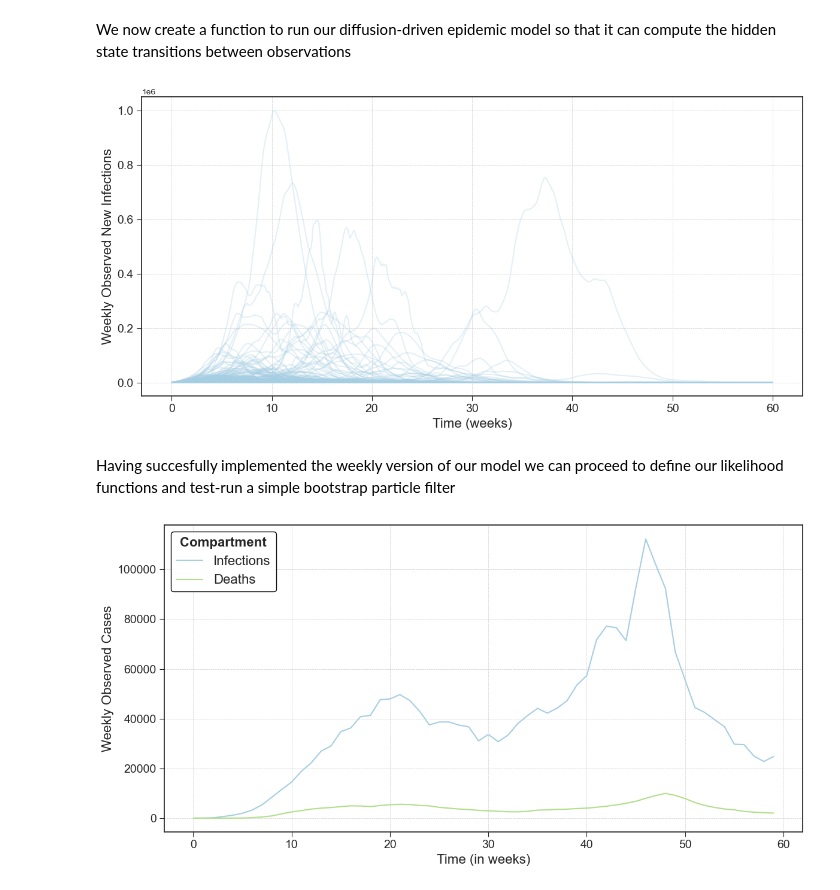
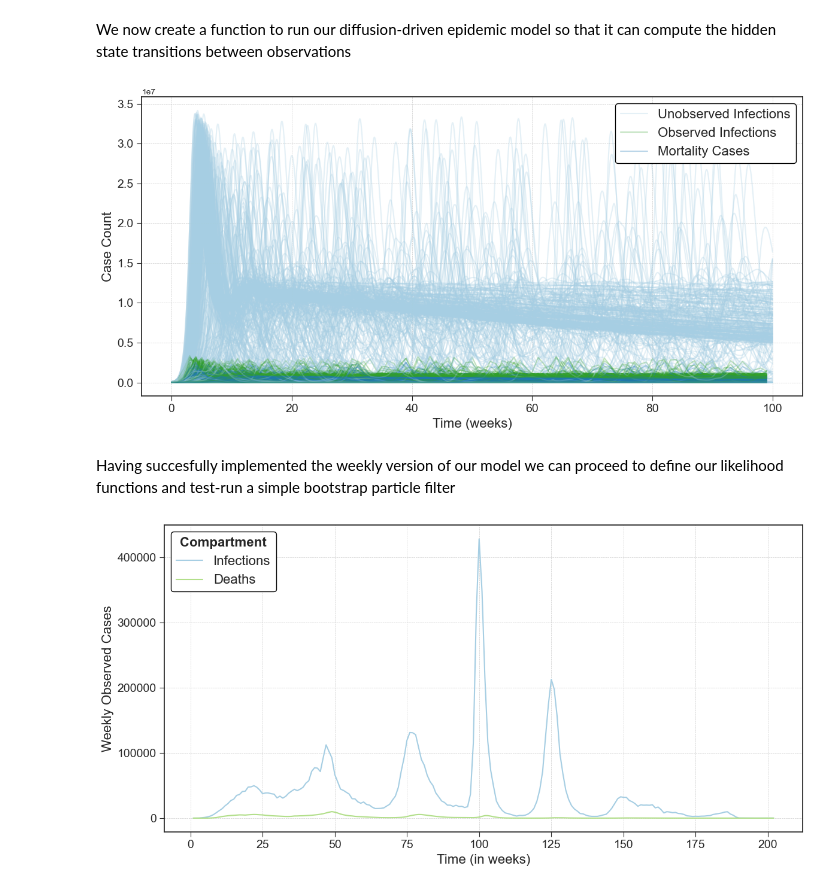
Before and after one commit to rosastreg/Undergrad_AM_Thesis, a Jupyter notebook: Notebooks/Model.ipynb, the cells around one changed output. Drawn from its saved outputs; the diff is of its cells as text; code cells hidden in the pictures.

Commit message:
updated particle filter completed

```diff
--- a/Notebooks/Model.ipynb
+++ b/Notebooks/Model.ipynb
@@ -123,7 +123,7 @@ We now create a function to run our diffusion-driven epidemic model so that it c
 # %%
 def BM_SEUORDS(X_in, params, num_particles, m):
     h = 1 / (m + 1)
-    num_steps = 7*(m+1) + 1 #Simulate m events per week and the first event of the following week
+    num_steps = 7*(m+1) + 1 #Simulate m events per week + the initial value condition
 
     # Initialize arrays to store results
     X = np.zeros([X_in.shape[0], num_particles, num_steps])
@@ -135,24 +135,24 @@ def BM_SEUORDS(X_in, params, num_particles, m):
     # Set initial conditions
     alpha, rho, nu, gamma, sigma_b, sigma_m, _, _ = params
     X[:, :, 0] = X_in
-    Z1[:, 0] = np.log(X_in[6, :] + 1e-10)
-    Z2[:, 0] = np.log(X_in[7, :] + 1e-10)
+    Z1[:, 0] = np.log(X_in[6, :] / (1 - X_in[6, :]))  # Logit for beta(0) np.log(X_in[6, :]) #
+    Z2[:, 0] = np.log(X_in[7, :] / (1 - X_in[7, :]))  # Logit for mu(0) np.log(X_in[7, :]) #
     new_observed = np.zeros(num_particles)
     new_deaths = np.zeros(num_particles)
 
     # Simulate the SIR model with stochastic beta using Euler-Maruyama method
     for t in range(1, num_steps):
         # Sample Brownian increment
-        dB1 = stats.norm(0, np.sqrt(h)).rvs(num_particles)
-        dB2 = stats.norm(0, np.sqrt(h)).rvs(num_particles)
+        dB1 = stats.norm(0, 1).rvs(num_particles)
+        dB2 = stats.norm(0, 1).rvs(num_particles)
 
         # Update Z using Euler-Maruyama method
-        Z1[:, t] = Z1[:, t - 1] + sigma_b * dB1
-        Z2[:, t] = Z2[:, t - 1] + sigma_m * dB2
+        Z1[:, t] = Z1[:, t - 1] + sigma_b * dB1 * np.sqrt(h)
+        Z2[:, t] = Z2[:, t - 1] + sigma_m * dB2 * np.sqrt(h)
 
         # Update time-varying parameter values
-        X[6, :, t] = 1 / (1 + np.exp(-Z1[:, t]))  # Update beta(t)    # np.exp(Z1[:,t])
-        X[7, :, t] = 1 / (1 + np.exp(-Z2[:, t]))  # Update mu(t)      # np.exp(Z2[:,t])
+        X[6, :, t] = 1 / (1 + np.exp(-Z1[:, t]))  # Bounded between 0 and 1 # np.exp(Z1[:,t]) #
+        X[7, :, t] = 1 / (1 + np.exp(-Z2[:, t]))  # Bounded between 0 and 1 # np.exp(Z1[:,t]) #
 
         # Update SEUORDS model
         X[0, :, t] = X[0, :, t - 1] + (-X[6, :, t] * (X[2, :, t - 1] + X[3, :, t - 1]) * X[0, :, t - 1] / N + alpha * X[4, :, t - 1]) * h     # S-Susceptibles
@@ -167,7 +167,7 @@ def BM_SEUORDS(X_in, params, num_particles, m):
 
     return X, new_observed, new_deaths
 # %%
-T = 60
+T = 100
 m = 2
 num_particles = 500
 num_steps_per_week = 7 * (m + 1)
@@ -175,43 +175,60 @@ total_steps = T * num_steps_per_week
 
 # Set initial conditions
 params = set_param_priors()
 initial_states = set_IVC(N, params[1], params[2], num_particles)
 states = np.zeros([initial_states.shape[0], num_particles, total_steps + 1])  # Extra step to use last point from past week as initial value condition
 states[:, :, 0] = initial_states
-aggregates = np.zeros([2, num_particles, total_steps])
+aggregates = np.zeros([2, num_particles, T])
 start_idx = 0
 
 # Run the model with weekly aggregation
 for t in range(T):
     end_idx = start_idx + num_steps_per_week
     weekly_results, new_observed, new_deaths = BM_SEUORDS(states[:, :, start_idx], params, num_particles, m)
     states[:, :, start_idx:end_idx + 1] = weekly_results
     aggregates[:,:,t] = np.stack((new_observed, new_deaths), axis=0)
     start_idx = end_idx
 
 # Plot the simulation for each particle
 time = np.linspace(0, T, total_steps)  # Include the extra final point for plotting
 
 plt.figure(figsize=(12, 6))
 plt.style.use('seaborn-v0_8-ticks')
 colors = sns.color_palette('Paired')
 
-for p in range(num_particles):
-    plt.plot(time, states[3, p, :-1], color=colors[0], alpha=0.3)
+plt.plot(time, states[2, 0, 1:], color=colors[0], alpha=0.3, label='Unobserved Infections')
+plt.plot(np.arange(T), aggregates[0, 0, :], color=colors[3], alpha=0.3, label='Observed Infections')
+plt.plot(np.arange(T), aggregates[1, 0, :], color=colors[1], alpha=0.3, label='Mortality Cases')
+
+for p in range(1, num_particles):
+    plt.plot(time, states[2, p, 1:], color=colors[0], alpha=0.3)
+    plt.plot(np.arange(T), aggregates[0, p, :], color=colors[3], alpha=0.3)
+    plt.plot(np.arange(T), aggregates[1, p, :], color=colors[1], alpha=0.3)
+
+plt.legend(
+    loc='upper right',
+    fontsize=16,
+    title='',
+    title_fontproperties={'weight': 'bold', 'size': 16},
+    frameon=True,
+    fancybox=True,
+    framealpha=1,
+    edgecolor='black',
+    facecolor='white')
 
 plt.xlabel('Time (weeks)', fontsize=16)
-plt.ylabel('Weekly Observed New Infections', fontsize=16)
+plt.ylabel('Case Count', fontsize=16)
 plt.tick_params(axis='both', which='major', labelsize=14)
 plt.grid(visible=True, linestyle='--', linewidth=0.5)
 plt.tight_layout()
 plt.show()
 # %% [output]
-[figure, old version]
+[figure, new version]
 # %% [markdown]
 Having succesfully implemented the weekly version of our model we can proceed to define our likelihood functions and test-run a simple bootstrap particle filter
 # %%
 # Define subset of data to run the algorithm
-T = 60
+T = 202
 YO = weekly_covid_df['confirmed_cases'].values[:T]
 YD = weekly_covid_df['confirmed_deaths'].values[:T]
 
@@ -219,9 +236,8 @@ plt.figure(figsize=(12,6))
 plt.style.use('seaborn-v0_8-ticks')
 colors = sns.color_palette('Paired')
 
-plt.plot(np.arange(YO.shape[0]), YO, color=colors[0], label='Infections')
-plt.plot(np.arange(YD.shape[0]), YD, color=colors[2], label='Deaths')
-
+plt.plot(np.arange(1, len(YO) + 1), YO, color=colors[0], label='Infections')
+plt.plot(np.arange(1, len(YD) + 1), YD, color=colors[2], label='Deaths')
 
 plt.legend(
     loc='upper left',
@@ -242,4 +258,4 @@ plt.grid(visible=True, linestyle='--', linewidth=0.5)
 plt.tight_layout()
 plt.show()
 # %% [output]
-[figure, old version]
+[figure, new version]
```
Also changed, not shown: parts of 10 cells of this notebook.
